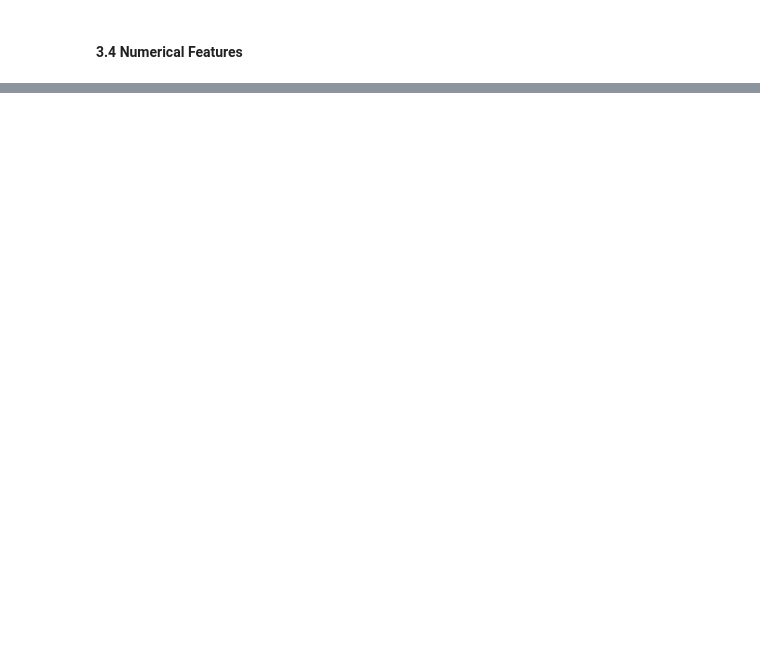
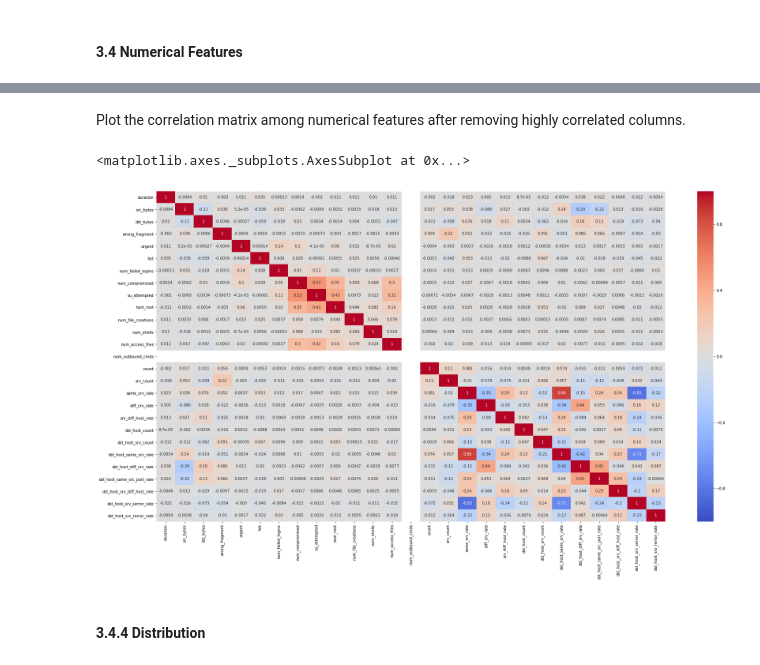
Before and after one commit to narendraparigi1987/ml_assignment, a Jupyter notebook: ML Network Intrusion - 20200311-naren.ipynb, the cells around one changed output, grey strips where cells are left out. Drawn from its saved outputs; the diff is of its cells as text; code cells hidden in the pictures; blank space fills up the shorter version.

Commit message:
added eda numerical

```diff
--- a/ML Network Intrusion - 20200311-naren.ipynb
+++ b/ML Network Intrusion - 20200311-naren.ipynb
@@ -404,2 +406,4 @@ for column in cat_features:
 # %% [markdown]
 #### <a> 3.4 Numerical Features </a>
+# %%
+num_columns = df_train.columns[(df_train.dtypes!='bool') & (df_train.dtypes!='object')]
@@ -405,0 +488,13 @@ for column in cat_features:
+# %% [markdown]
+Plot the correlation matrix among numerical features after removing highly correlated columns.
+# %%
+plt.figure(figsize=(30, 16))
+fil_num_columns = [col for col in num_columns if col not in
+                   ['serror_rate','srv_serror_rate', 'rerror_rate','srv_rerror_rate',
+                    'dst_host_serror_rate', 'dst_host_rerror_rate']]
+sns.heatmap(df_train[fil_num_columns].corr(), vmin=-1,  cmap='coolwarm',annot=True)
+# %% [output]
+<matplotlib.axes._subplots.AxesSubplot at 0x...>
+[figure, added]
+# %% [markdown]
+#### <a> 3.4.4 Distribution </a>
```
Also changed, not shown: parts of 18 cells of this notebook.
